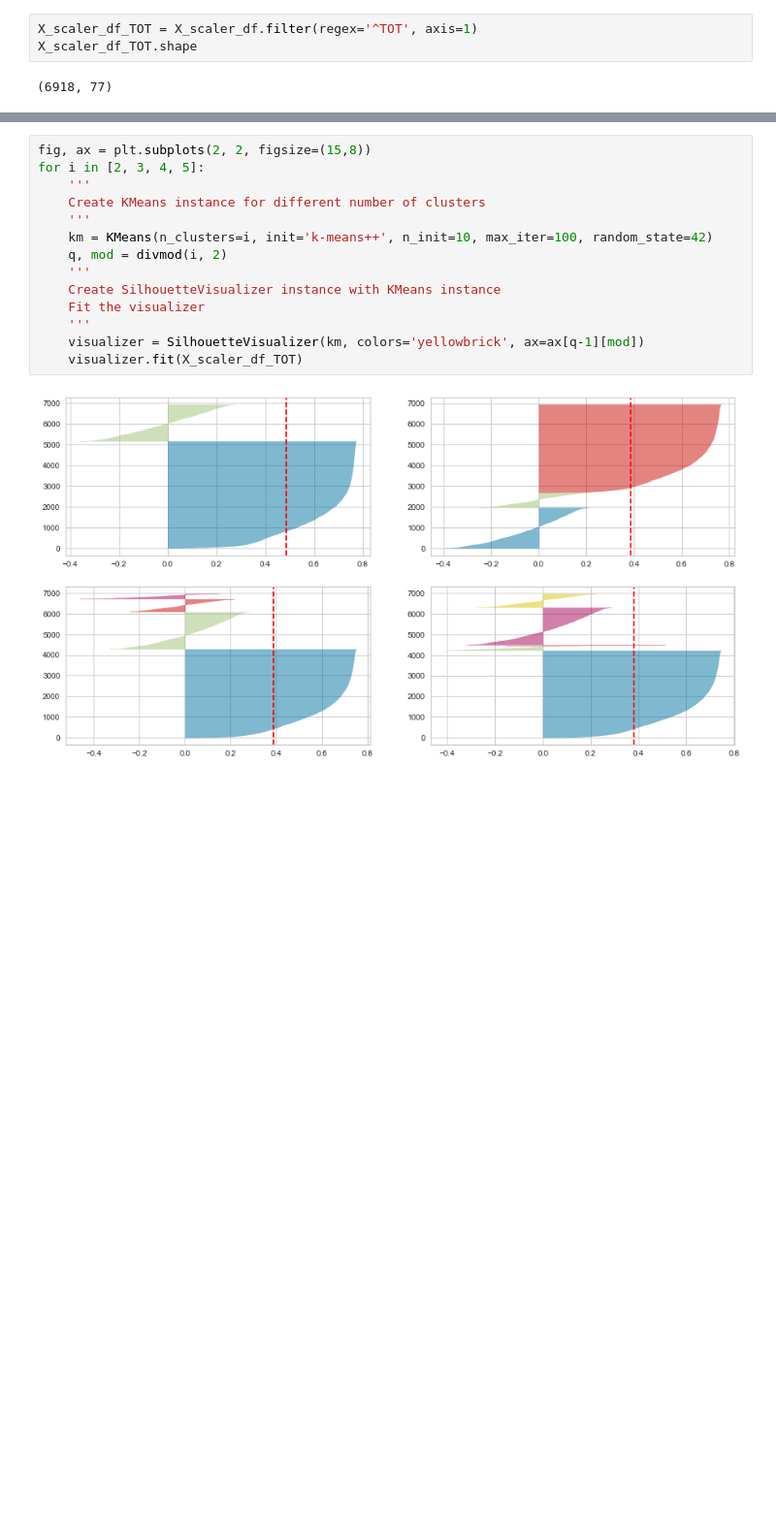
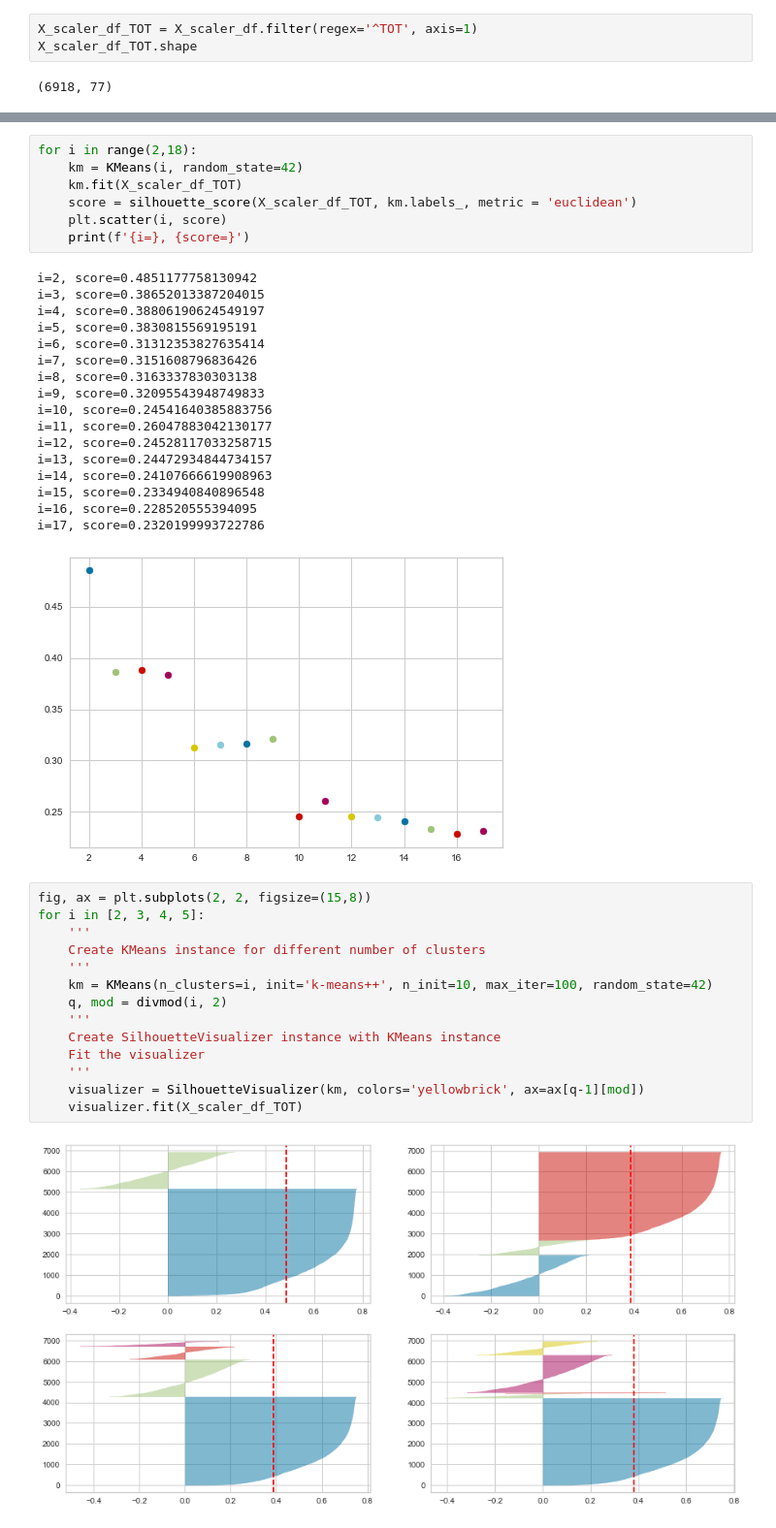
Before and after one commit to bentondavidl/School-Performance-Prediction, a Jupyter notebook: notebooks/feature selection ND.ipynb, the cells around one changed output, grey strips where cells are left out. Shown: that part at 97% size. Cells and saved outputs as stored; diff of their text form; blank space fills up the shorter version.

```diff
--- a/notebooks/feature selection ND.ipynb
+++ b/notebooks/feature selection ND.ipynb
@@ -384,3 +428,28 @@ X_scaler_df_TOT.shape
+# %%
+for i in range(2,18):
+    km = KMeans(i, random_state=42)
+    km.fit(X_scaler_df_TOT)
+    score = silhouette_score(X_scaler_df_TOT, km.labels_, metric = 'euclidean')
+    plt.scatter(i, score)
+    print(f'{i=}, {score=}')
+# %% [output]
+i=2, score=0.4851177758130942
+i=3, score=0.38652013387204015
+i=4, score=0.38806190624549197
+i=5, score=0.3830815569195191
+i=6, score=0.31312353827635414
+i=7, score=0.3151608796836426
+i=8, score=0.3163337830303138
+i=9, score=0.32095543948749833
+i=10, score=0.24541640385883756
+i=11, score=0.26047883042130177
+i=12, score=0.24528117033258715
+i=13, score=0.24472934844734157
+i=14, score=0.24107666619908963
+i=15, score=0.2334940840896548
+i=16, score=0.228520555394095
+i=17, score=0.2320199993722786
+[figure, added]
 # %%
 fig, ax = plt.subplots(2, 2, figsize=(15,8))
 for i in [2, 3, 4, 5]:
```
Also changed, not shown: parts of 23 cells of this notebook.
